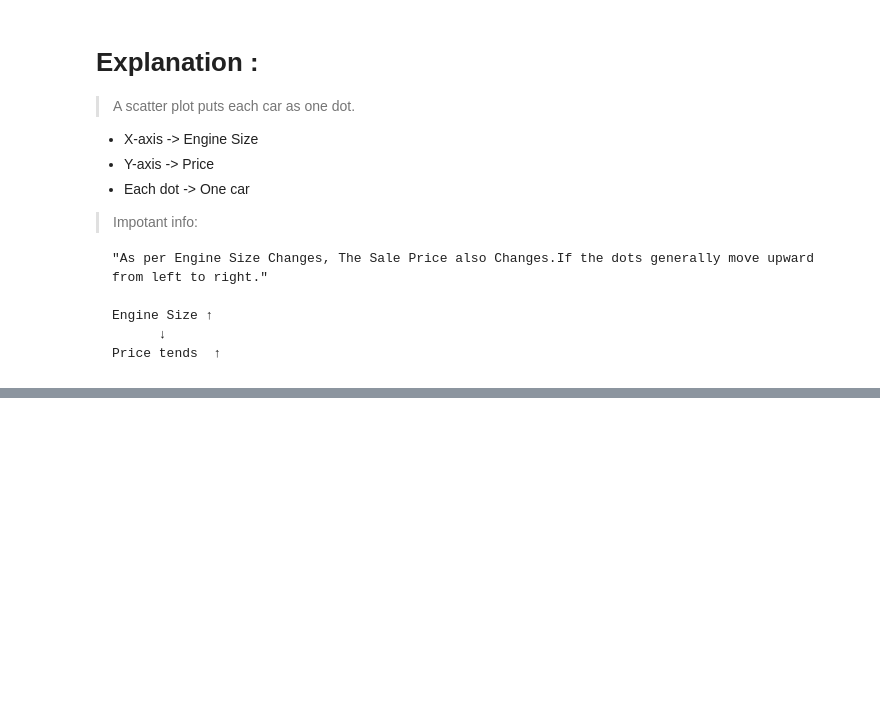
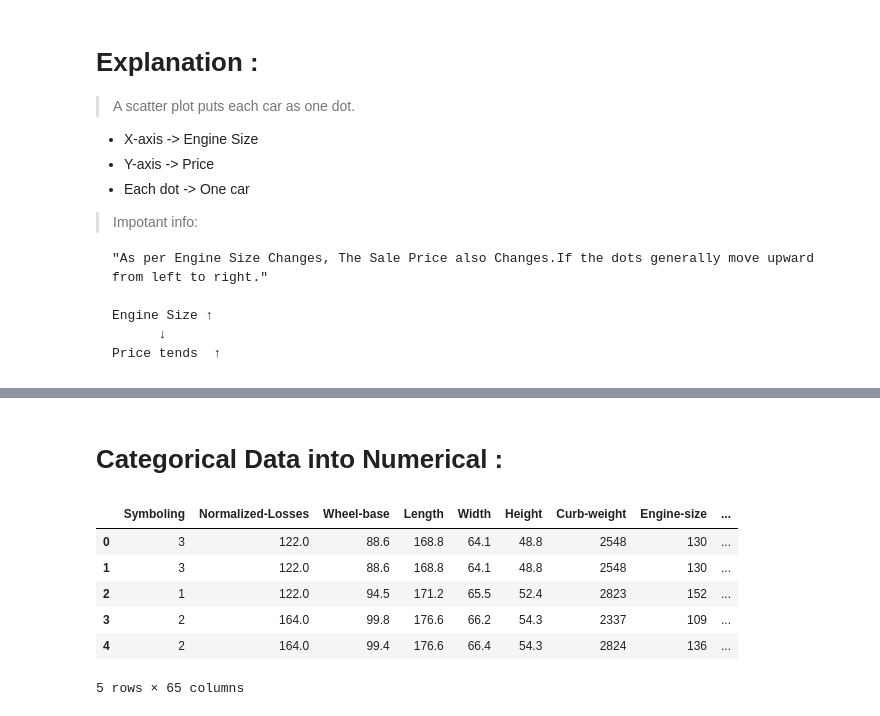
Before and after one commit to harshaslekar5968-crypto/Auto_Price_Prediction_Project, a Jupyter notebook: Auto_Price_Prediction_Model.ipynb, the cells around one changed output, grey strips where cells are left out. Drawn from its saved outputs; the diff is of its cells as text; code cells hidden in the pictures; blank space fills up the shorter version.

```diff
--- a/Auto_Price_Prediction_Model.ipynb
+++ b/Auto_Price_Prediction_Model.ipynb
@@ -273,0 +286,7 @@ plt.show()
+# %%
+df["Normalized-Losses"]=    df["Normalized-Losses"].fillna(df["Normalized-Losses"].mean(),inplace=True)
+df["Num-of-doors"]     =    df["Num-of-doors"].fillna(df["Num-of-doors"].mode()[0],inplace=True)
+df["Bore"]             =    df["Bore"].fillna(df["Bore"].mean(),inplace=True)
+df["Stroke"]           =    df["Stroke"].fillna(df["Stroke"].mean(),inplace=True)
+df["Horsepower"]       =    df["Horsepower"].fillna(df["Horsepower"].mean(),inplace=True)
+df["Peak-rpm"]         =    df["Peak-rpm"].fillna(df["Peak-rpm"].mean(),inplace=True)
@@ -273,0 +309,3 @@ plt.show()
+# %%
+Categorical_Columns=df.select_dtypes(include=["object"]).columns.tolist()
+pd.DataFrame(Categorical_Columns,columns=["Categorical Columns"],index=range(1,len(Categorical_Columns)+1))
@@ -273,0 +324,24 @@ plt.show()
+# %% [markdown]
+ # Categorical Data into Numerical :
+# %%
+encoder = OneHotEncoder(
+    drop="first",
+    handle_unknown="ignore",
+    sparse_output=False
+)
+# %%
+encoded_values = encoder.fit_transform(df[Categorical_Columns])
+
+encoded_columns = encoder.get_feature_names_out(Categorical_Columns)
+encoded_df = pd.DataFrame(encoded_values,columns=encoded_columns,index=df.index)
+
+df = pd.concat([df.drop(columns=Categorical_Columns),encoded_df],axis=1)
+df.head()
+# %% [output]
+|  | Symboling | Normalized-Losses | Wheel-base | Length | Width | Height | Curb-weight | Engine-size | ... |
+| 0 | 3 | 122.0 | 88.6 | 168.8 | 64.1 | 48.8 | 2548 | 130 | ... |
+| 1 | 3 | 122.0 | 88.6 | 168.8 | 64.1 | 48.8 | 2548 | 130 | ... |
+| 2 | 1 | 122.0 | 94.5 | 171.2 | 65.5 | 52.4 | 2823 | 152 | ... |
+| 3 | 2 | 164.0 | 99.8 | 176.6 | 66.2 | 54.3 | 2337 | 109 | ... |
+| 4 | 2 | 164.0 | 99.4 | 176.6 | 66.4 | 54.3 | 2824 | 136 | ... |
+5 rows × 65 columns
```
Also changed, not shown: parts of 19 cells of this notebook.
